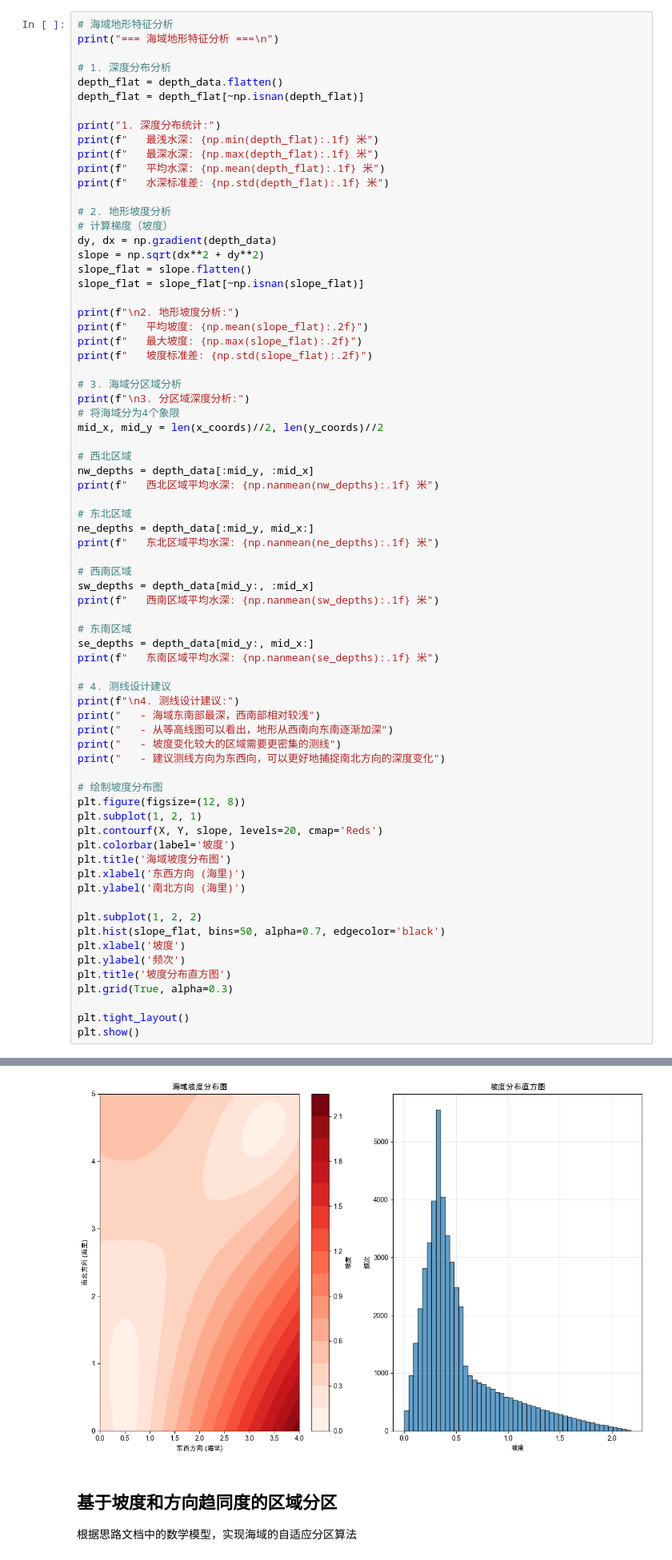
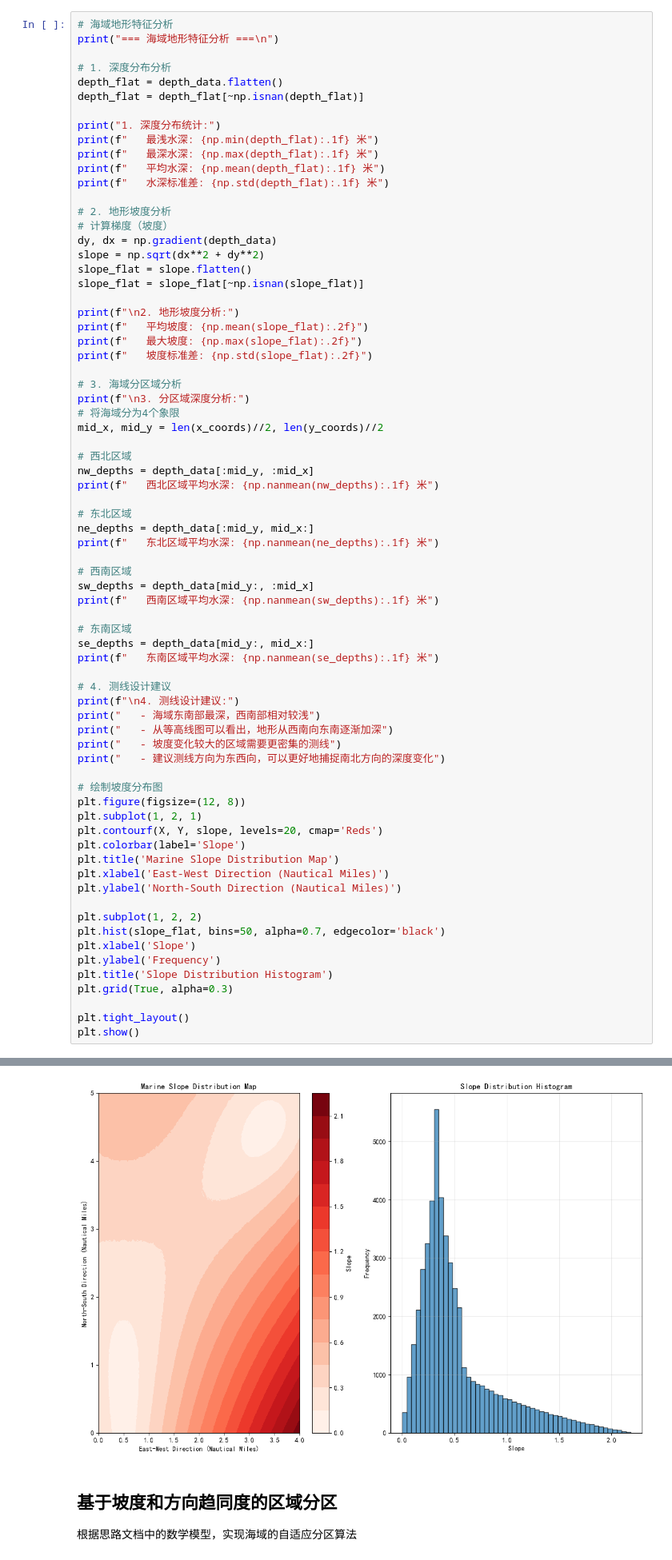
Before and after one commit to qianliq/CUMCM2023B, a Jupyter notebook: q4/q4graph.ipynb, the cells around one changed output, grey strips where cells are left out. Shown at 80% size. Saved outputs shown, nothing was run; the diff lists cells and outputs as text.

```diff
--- a/q4/q4graph.ipynb
+++ b/q4/q4graph.ipynb
@@ -203,41 +203,41 @@ print("   - 建议测线方向为东西向，可以更好地捕捉南北方向
 
 # 绘制坡度分布图
 plt.figure(figsize=(12, 8))
 plt.subplot(1, 2, 1)
 plt.contourf(X, Y, slope, levels=20, cmap='Reds')
-plt.colorbar(label='坡度')
-plt.title('海域坡度分布图')
-plt.xlabel('东西方向 (海里)')
-plt.ylabel('南北方向 (海里)')
+plt.colorbar(label='Slope')
+plt.title('Marine Slope Distribution Map')
+plt.xlabel('East-West Direction (Nautical Miles)')
+plt.ylabel('North-South Direction (Nautical Miles)')
 
 plt.subplot(1, 2, 2)
 plt.hist(slope_flat, bins=50, alpha=0.7, edgecolor='black')
-plt.xlabel('坡度')
-plt.ylabel('频次')
-plt.title('坡度分布直方图')
+plt.xlabel('Slope')
+plt.ylabel('Frequency')
+plt.title('Slope Distribution Histogram')
 plt.grid(True, alpha=0.3)
 
 plt.tight_layout()
 plt.show()
 # %% [output]
 === 海域地形特征分析 ===
 
 1. 深度分布统计:
    最浅水深: 20.0 米
    最深水深: 197.2 米
    平均水深: 62.5 米
    水深标准差: 29.8 米
 
 2. 地形坡度分析:
    平均坡度: 0.54
    最大坡度: 2.18
    坡度标准差: 0.40
 ... (8 lines left out)
    - 海域东南部最深，西南部相对较浅
    - 从等高线图可以看出，地形从西南向东南逐渐加深
    - 坡度变化较大的区域需要更密集的测线
    - 建议测线方向为东西向，可以更好地捕捉南北方向的深度变化
-[figure, old version]
+[figure, new version]
 # %% [markdown]
 ## 基于坡度和方向趋同度的区域分区
 
```
Also changed, not shown: parts of 3 cells of this notebook, 1 other file.
